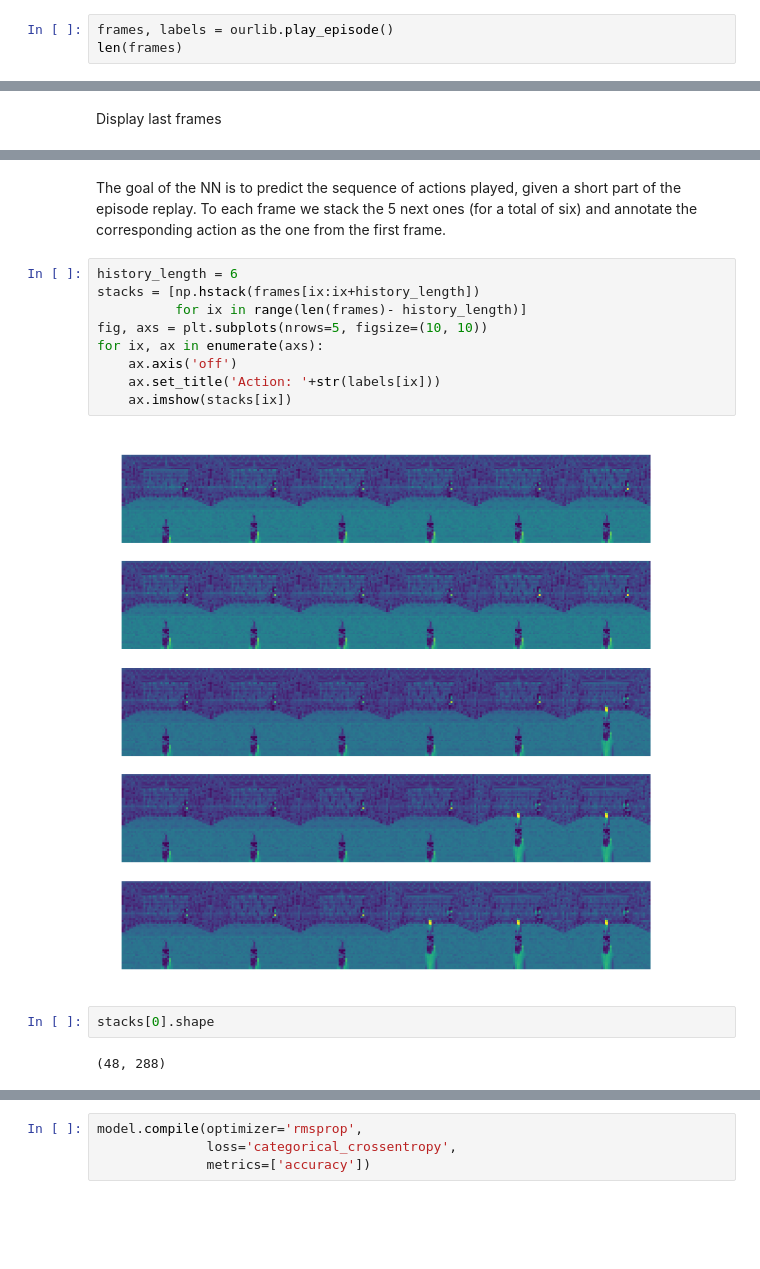
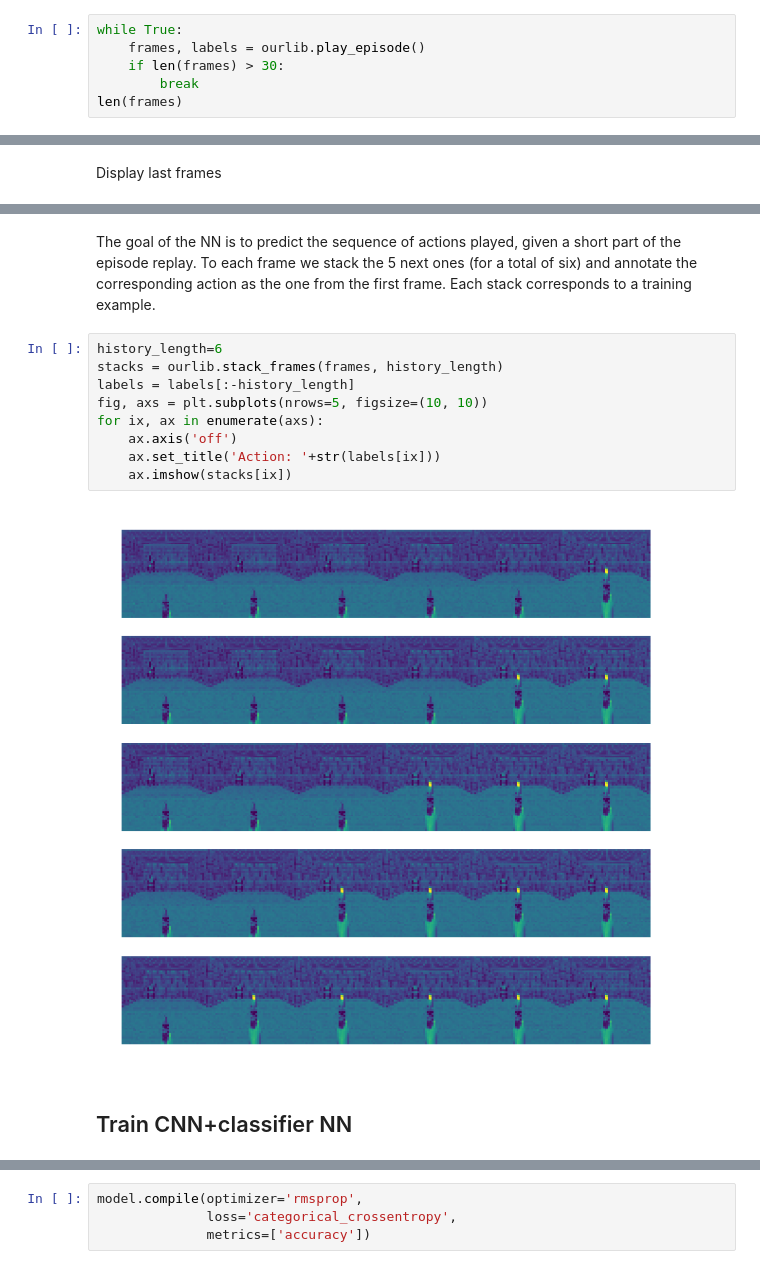
Before and after one commit to hot-tub-ml/doom_rl, a Jupyter notebook: 1. predict action from frames.ipynb, the cells around one changed output, grey strips where cells are left out. Drawn from its saved outputs; the diff is of its cells as text; blank space fills up the shorter version.

Commit message:
cnn trains

```diff
--- a/1. predict action from frames.ipynb
+++ b/1. predict action from frames.ipynb
@@ -15,4 +14,7 @@ Play episode randomly and return pre-processed frames
 # %%
-frames, labels = ourlib.play_episode()
+while True:
+    frames, labels = ourlib.play_episode()
+    if len(frames) > 30:
+        break
 len(frames)
 # %% [output]
@@ -60,20 +62,18 @@ for coord, ix in enumerate(ixs):
 # %% [markdown]
-The goal of the NN is to predict the sequence of actions played, given a short part of the episode replay. To each frame we stack the 5 next ones (for a total of six) and annotate the corresponding action as the one from the first frame.
+The goal of the NN is to predict the sequence of actions played, given a short part of the episode replay. To each frame we stack the 5 next ones (for a total of six) and annotate the corresponding action as the one from the first frame. Each stack corresponds to a training example.
 # %%
-history_length = 6
-stacks = [np.hstack(frames[ix:ix+history_length])
-          for ix in range(len(frames)- history_length)]
+history_length=6
+stacks = ourlib.stack_frames(frames, history_length)
+labels = labels[:-history_length]
 fig, axs = plt.subplots(nrows=5, figsize=(10, 10))
 for ix, ax in enumerate(axs):
     ax.axis('off')
     ax.set_title('Action: '+str(labels[ix]))
     ax.imshow(stacks[ix])
 # %% [output]
-[figure, old version]
+[figure, new version]
-# %%
-stacks[0].shape
-# %% [output]
-(48, 288)
+# %% [markdown]
+## Train CNN+classifier NN
 # %%
 from tensorflow.keras import layers
 from tensorflow.keras import models
```
Also changed, not shown: parts of 14 cells of this notebook, 2 other files.
